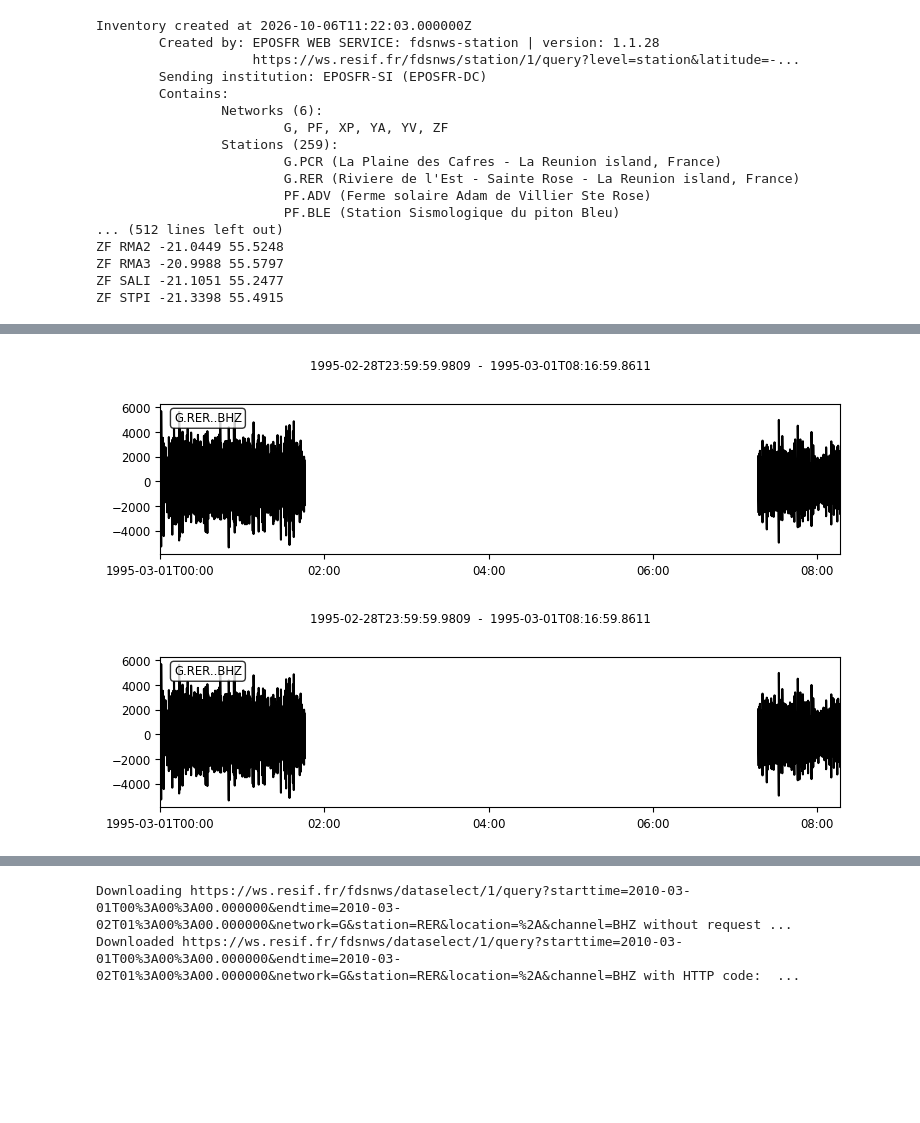
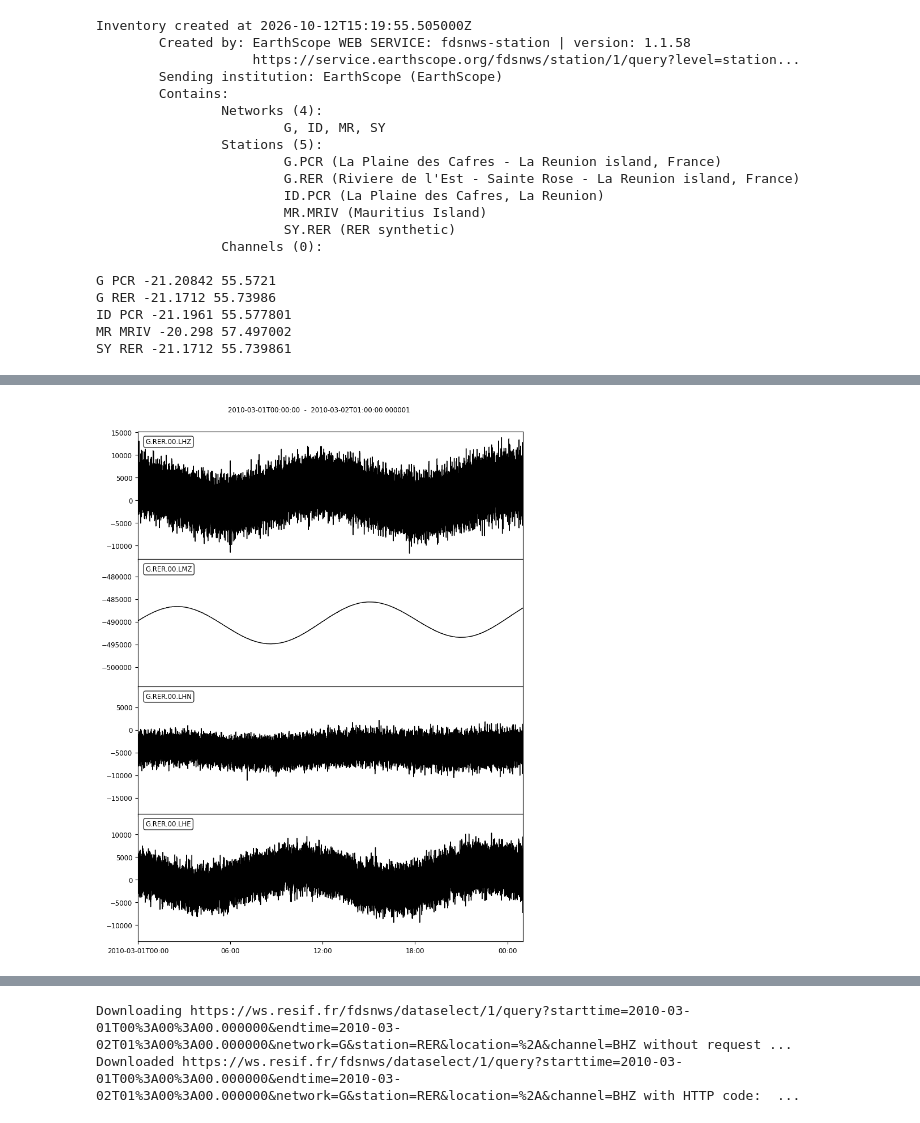
Before and after one commit to shide1989/volcan-eye, a Jupyter notebook: notebooks/test_obspy.ipynb, the cells around one changed output, grey strips where cells are left out. Saved outputs shown, nothing was run; the diff lists cells and outputs as text; code cells hidden in the pictures; blank space fills up the shorter version.

```diff
--- a/notebooks/test_obspy.ipynb
+++ b/notebooks/test_obspy.ipynb
@@ -10,7 +10,7 @@ for file in glob.glob('*.z'):
     print(msg)
 # %%
 from obspy.clients.fdsn import Client
-client = Client("RESIF", debug=True)  # "RESIF" ou "IRIS"
+client = Client("IRIS", debug=True)  # "RESIF" ou "IRIS"
 inventory = client.get_stations(
     latitude=-21.23, longitude=55.71,  # Piton de la Fournaise
     maxradius=2,
@@ -42,23 +42,26 @@ for network in inventory:
     for station in network:
         print(network.code, station.code, station.latitude, station.longitude)
 # %% [output]
-Inventory created at 2026-10-06T11:22:03.000000Z
-        Created by: EPOSFR WEB SERVICE: fdsnws-station | version: 1.1.28
-                    https://ws.resif.fr/fdsnws/station/1/query?level=station&latitude=-...
-        Sending institution: EPOSFR-SI (EPOSFR-DC)
+Inventory created at 2026-10-12T15:19:55.505000Z
+        Created by: EarthScope WEB SERVICE: fdsnws-station | version: 1.1.58
+                    https://service.earthscope.org/fdsnws/station/1/query?level=station...
+        Sending institution: EarthScope (EarthScope)
         Contains:
-                Networks (6):
-                        G, PF, XP, YA, YV, ZF
-                Stations (259):
+                Networks (4):
+                        G, ID, MR, SY
+                Stations (5):
                         G.PCR (La Plaine des Cafres - La Reunion island, France)
                         G.RER (Riviere de l'Est - Sainte Rose - La Reunion island, France)
-                        PF.ADV (Ferme solaire Adam de Villier Ste Rose)
-                        PF.BLE (Station Sismologique du piton Bleu)
-... (512 lines left out)
-ZF RMA2 -21.0449 55.5248
-ZF RMA3 -20.9988 55.5797
-ZF SALI -21.1051 55.2477
-ZF STPI -21.3398 55.4915
+                        ID.PCR (La Plaine des Cafres, La Reunion)
+                        MR.MRIV (Mauritius Island)
+                        SY.RER (RER synthetic)
+                Channels (0):
+
+G PCR -21.20842 55.5721
+G RER -21.1712 55.73986
+ID PCR -21.1961 55.577801
+MR MRIV -20.298 57.497002
+SY RER -21.1712 55.739861
 # %%
 from obspy import UTCDateTime
 
@@ -66,10 +69,10 @@ st = client.get_waveforms(
     network="G",           # code réseau (ex: GEOSCOPE)
     station="RER",         # code station (à adapter selon ce que tu as trouvé)
     location="*",          # "*" = tous les codes de localisation, ou "00", "" etc.
-    channel="BHZ",         # canal : BHZ = large bande, composante verticale
-    starttime=UTCDateTime("1995-03-01T00:00:00"),
-    endtime=UTCDateTime("1995-03-02T01:00:00")
+    channel="LM*,LH*",         # canal : BHZ = large bande, composante verticale
+    starttime=UTCDateTime("2010-03-01T00:00:00"),
+    endtime=UTCDateTime("2010-03-02T01:00:00")
 )
 #print(st)
-st.plot()  # affiche directement le sismogramme
+st.plot();  # affiche directement le sismogramme
 # %% [output]
@@ -78,5 +81,4 @@ Downloaded https://ws.resif.fr/fdsnws/dataselect/1/query?starttime=1995-03-01T00
-[figure, old version]
+[figure, new version]
-[figure, removed]
 # %%
 st = client.get_waveforms(
     network="G",           # code réseau (ex: GEOSCOPE)
```
Also changed, not shown: parts of 4 cells of this notebook, 9 other files.
